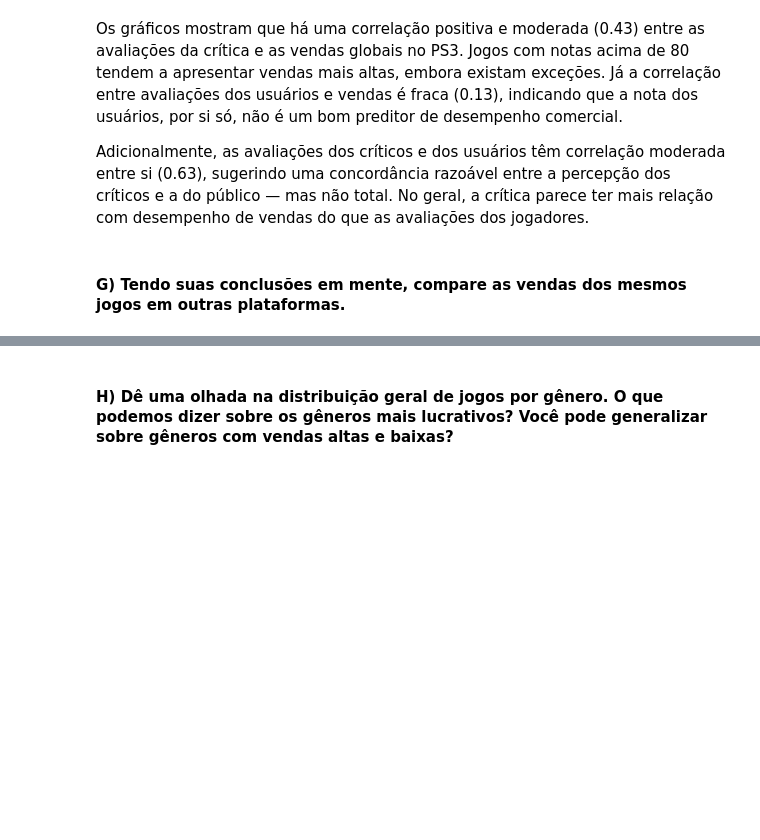
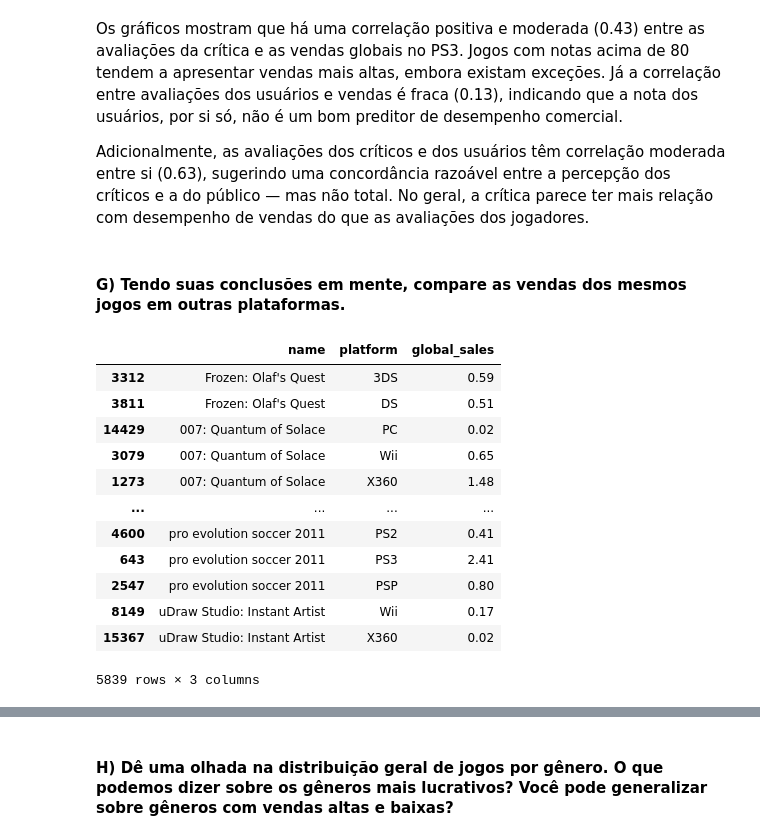
Before and after one commit to BCaravina/video-games-EDA, a Jupyter notebook: notebooks/analysis.ipynb, the cells around one changed output, grey strips where cells are left out. Cells and saved outputs as stored; diff of their text form; code cells hidden in the pictures; blank space fills up the shorter version.

```diff
--- a/notebooks/analysis.ipynb
+++ b/notebooks/analysis.ipynb
@@ -561,3 +561,32 @@ Os gráficos mostram que há uma correlação positiva e moderada (0.43) entre a
 Adicionalmente, as avaliações dos críticos e dos usuários têm correlação moderada entre si (0.63), sugerindo uma concordância razoável entre a percepção dos críticos e a do público — mas não total. No geral, a crítica parece ter mais relação com desempenho de vendas do que as avaliações dos jogadores.
 # %% [markdown]
 #### G) Tendo suas conclusões em mente, compare as vendas dos mesmos jogos em outras plataformas.
+# %%
+# agrupando por jogo e verificando em quantas plataformas cada jogo foi lançado
+game_grouping = (
+    df_2005_2016
+    .groupby('name')['platform']
+    .count()
+    .reset_index()
+)
+
+# filtrando apenas os jogos lançados em 2+ plataformas
+multi_platform_games = game_grouping[game_grouping['platform'] >= 2]
+
+# usando o filtro no df completo para analisar a diferença das vendas por jogo por plataforma
+multi_platform_sales = df_2005_2016[df_2005_2016['name'].isin(multi_platform_games['name'])]
+multi_platform_sales[['name', 'platform', 'global_sales']].sort_values('name')
+# %% [output]
+|  | name | platform | global_sales |
+| 3312 | Frozen: Olaf's Quest | 3DS | 0.59 |
+| 3811 | Frozen: Olaf's Quest | DS | 0.51 |
+| 14429 | 007: Quantum of Solace | PC | 0.02 |
+| 3079 | 007: Quantum of Solace | Wii | 0.65 |
+| 1273 | 007: Quantum of Solace | X360 | 1.48 |
+| ... | ... | ... | ... |
+| 4600 | pro evolution soccer 2011 | PS2 | 0.41 |
+| 643 | pro evolution soccer 2011 | PS3 | 2.41 |
+| 2547 | pro evolution soccer 2011 | PSP | 0.80 |
+| 8149 | uDraw Studio: Instant Artist | Wii | 0.17 |
+| 15367 | uDraw Studio: Instant Artist | X360 | 0.02 |
+5839 rows × 3 columns
```
Also changed, not shown: parts of 4 cells of this notebook.
